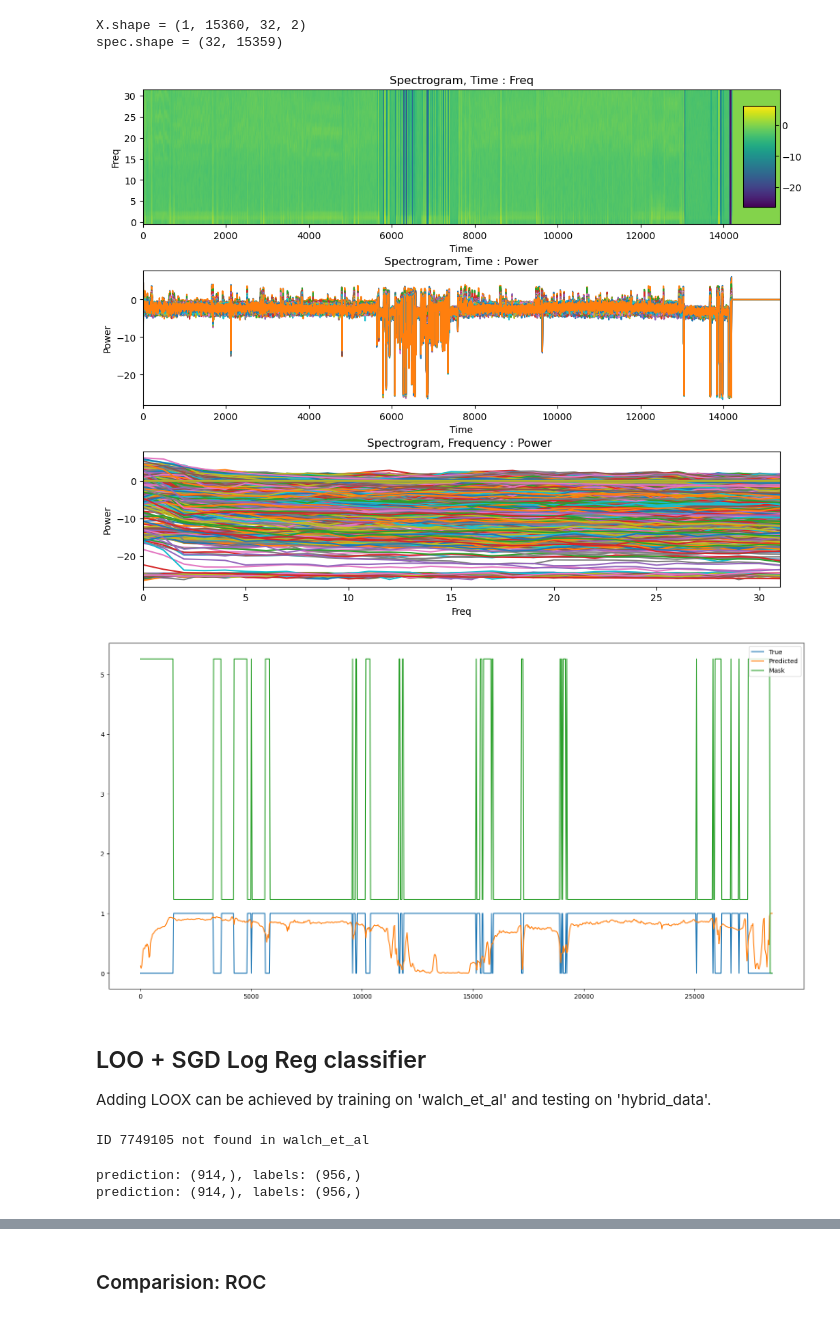
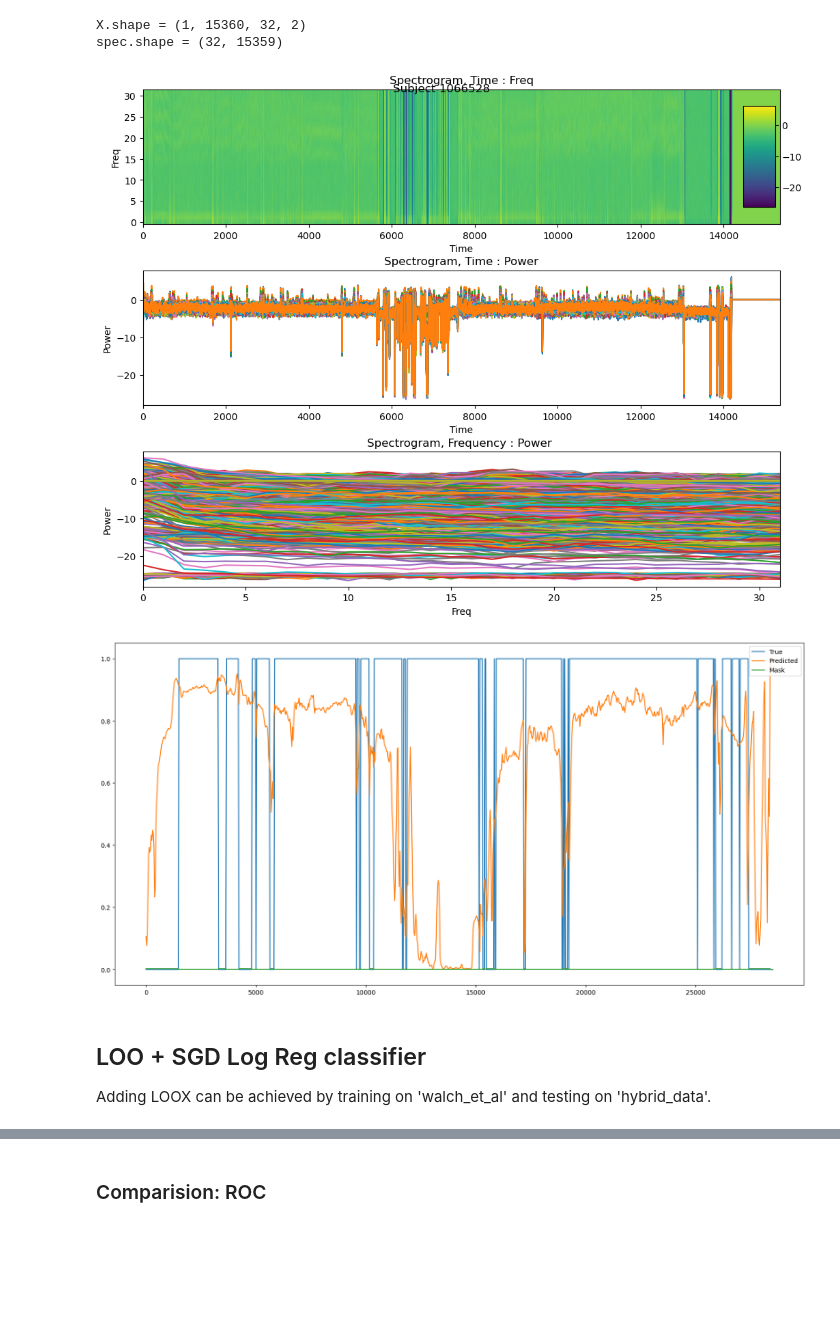
Before and after one commit to Arcascope/pisces, a Jupyter notebook: analyses/stationary_vs_hybrid.ipynb, the cells around one changed output, grey strips where cells are left out. Drawn from its saved outputs; the diff is of its cells as text; code cells hidden in the pictures; blank space fills up the shorter version.

```diff
--- a/analyses/stationary_vs_hybrid.ipynb
+++ b/analyses/stationary_vs_hybrid.ipynb
@@ -191,7 +226,7 @@ from pisces.experiments import MOResUNetPretrained
 
 w = sets['walch_et_al']
 subj = w.ids[1]
-X, y = mo_preprocessed_data[1]
+(X, y), id  = mo_preprocessed_data_walch[1]
 print("X.shape =", X.shape)
 spec = X[0, 1:, :, 0].T
 
@@ -205,7 +240,7 @@ from mpl_toolkits.axes_grid1.inset_locator import inset_axes
 
 
 def plot_spectrogram(preprocessed_data, idx):
-    X, y = preprocessed_data[idx]
+    (X, y), id = preprocessed_data[idx]
     spec = X[0, 1:, :, 0].T
 
     fig, (ax1, ax2, ax3) = plt.subplots(3, 1, figsize=(10, 8))
@@ -237,8 +272,8 @@ def plot_spectrogram(preprocessed_data, idx):
     ax2.set_ylabel('Power')
     ax2.set_xlim(0, spec.shape[1])
 
-
     plt.tight_layout(pad=0.3)
+    fig.suptitle(f"Subject {id}")
     plt.show()
 # %%
 
@@ -255,38 +290,13 @@ def plot_predictions(evaluations, y_time, idx):
 # %%
 index = 0
 psg = w.get_feature_data("psg", w.ids[index])
 psg_time = psg[:, 0].to_numpy()
 
-plot_spectrogram(mo_preprocessed_data, index)
-plot_predictions(evaluations=evaluations, y_time=psg_time, idx=index)
+plot_spectrogram(mo_preprocessed_data_walch, index)
+plot_predictions(evaluations=evaluations_walch, y_time=psg_time, idx=index)
 # %% [output]
-[figure, old version]
+[figure, new version]
-[figure, old version]
+[figure, new version]
 # %% [markdown]
 ## LOO + SGD Log Reg classifier
 Adding LOOX can be achieved by training on 'walch_et_al' and testing on 'hybrid_data'.
-# %%
-
-from pisces.experiments import LeaveOneOutSplitter, SGDLogisticRegression, run_splits
-
-
-loo = LeaveOneOutSplitter()
-
-split_models, log_reg_preprocessed_data, splits = run_splits(loo, sets['walch_et_al'], SGDLogisticRegression)
-log_reg_aucs = [
-    split_models[i].roc_auc(
-        log_reg_preprocessed_data[
-            splits[i][1][0]])
-    for i in range(len(split_models))
-]
-
-roc_curves = [
-    split_models[i].roc_curve(
-        log_reg_preprocessed_data[
-            splits[i][1][0]])
-    for i in range(len(split_models))
-]
-# %% [output]
-ID 7749105 not found in walch_et_al
-prediction: (914,), labels: (956,)
-prediction: (914,), labels: (956,)
```
Also changed, not shown: parts of 22 cells of this notebook, 3 other files.
